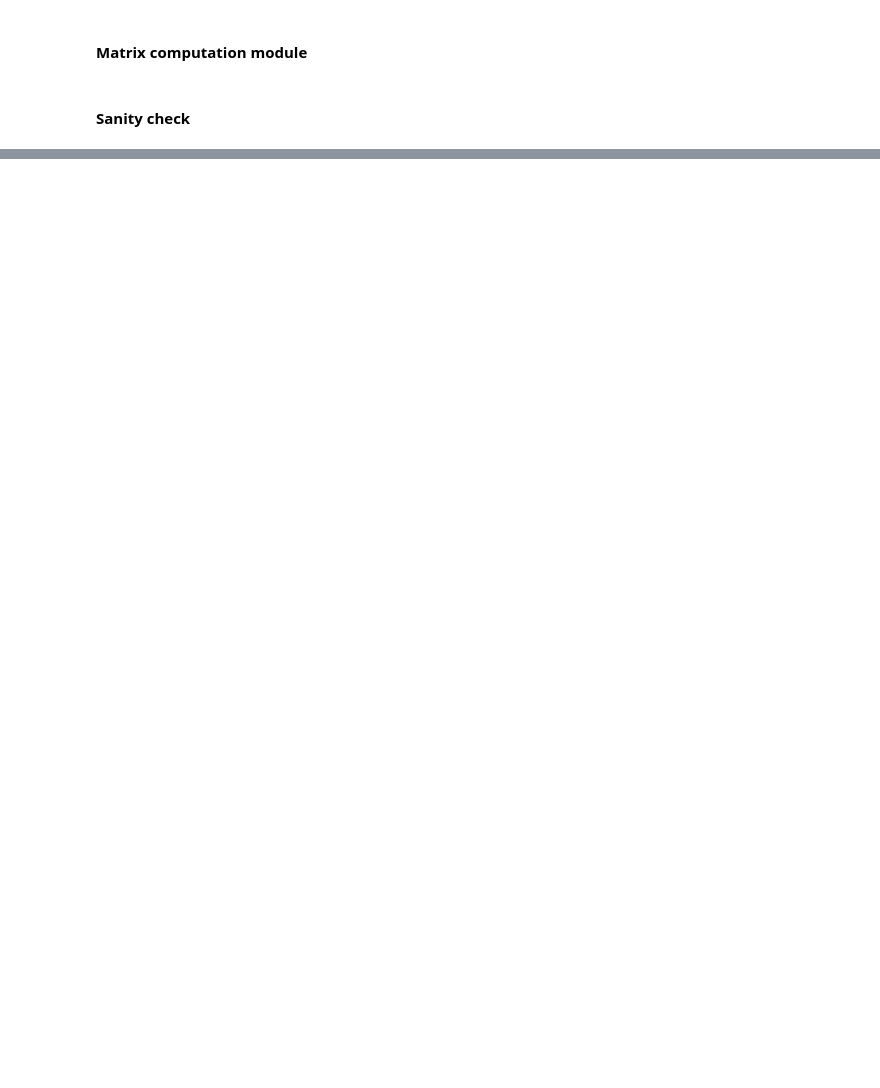
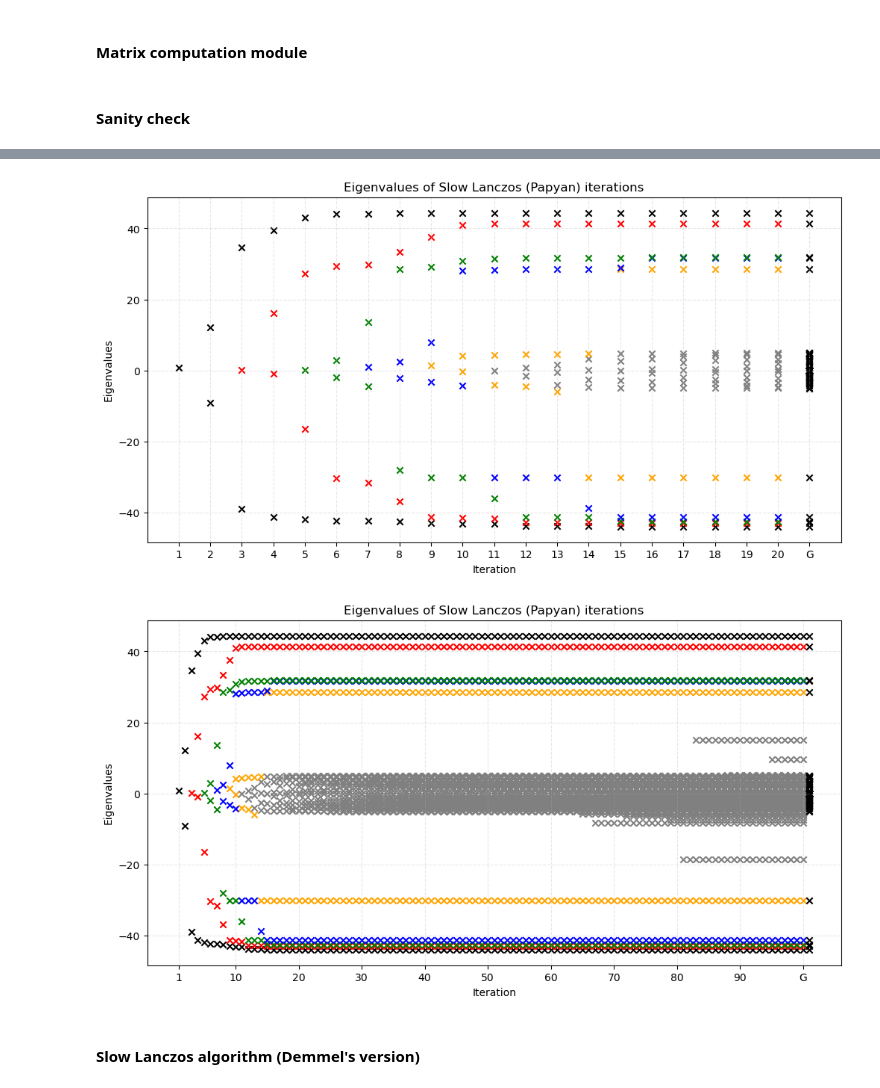
Before and after one commit to ilievanadezhda/spectral-properties-of-NN, a Jupyter notebook: lanczos/lanczos_iterations.ipynb, the cells around one changed output, grey strips where cells are left out. Saved outputs shown, nothing was run; the diff lists cells and outputs as text; code cells hidden in the pictures; blank space fills up the shorter version.

```diff
--- a/lanczos/lanczos_iterations.ipynb
+++ b/lanczos/lanczos_iterations.ipynb
@@ -79,0 +87,18 @@ plot_lanczos_iterations(eigenvalues_slow_lanczos, "Slow Lanczos")
+# %%
+eigenvalues_slow_lanczos_papyan = []
+for iter in range(num_iterations):
+    result, _ = mtx.slow_lanczos_papyan(iter+1, seed=seed)
+    eigenvalues_slow_lanczos_papyan.append(result)
+eigenvalues_slow_lanczos_papyan.append(eigenvalues)
+plot_lanczos_iterations(eigenvalues_slow_lanczos_papyan, "Slow Lanczos (Papyan)")
+eigenvalues_slow_lanczos_papyan.pop()
+for iter in range(num_iterations, 100):
+    result, _ = mtx.slow_lanczos_papyan(iter+1, seed=seed)
+    eigenvalues_slow_lanczos_papyan.append(result)
+eigenvalues_slow_lanczos_papyan.append(eigenvalues)
+plot_lanczos_iterations(eigenvalues_slow_lanczos_papyan, "Slow Lanczos (Papyan)")
+# %% [output]
+[figure, added]
+[figure, added]
+# %% [markdown]
+#### Slow Lanczos algorithm (Demmel's version)
```
Also changed, not shown: parts of 16 cells of this notebook, 3 other files.
